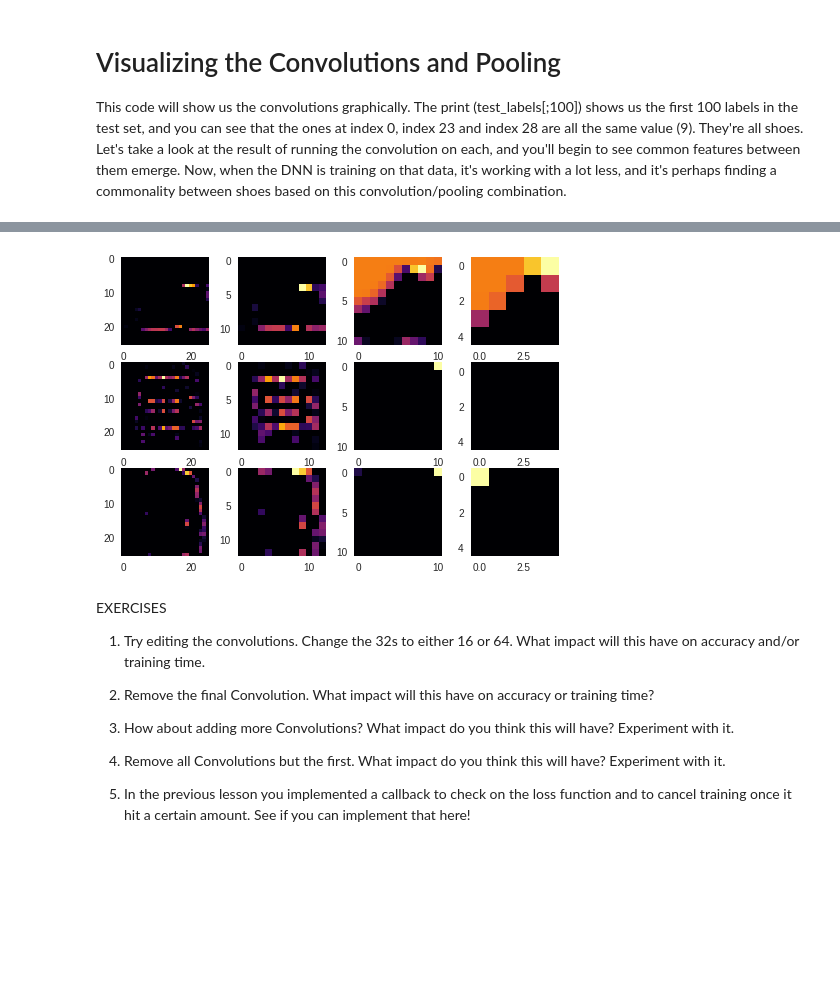
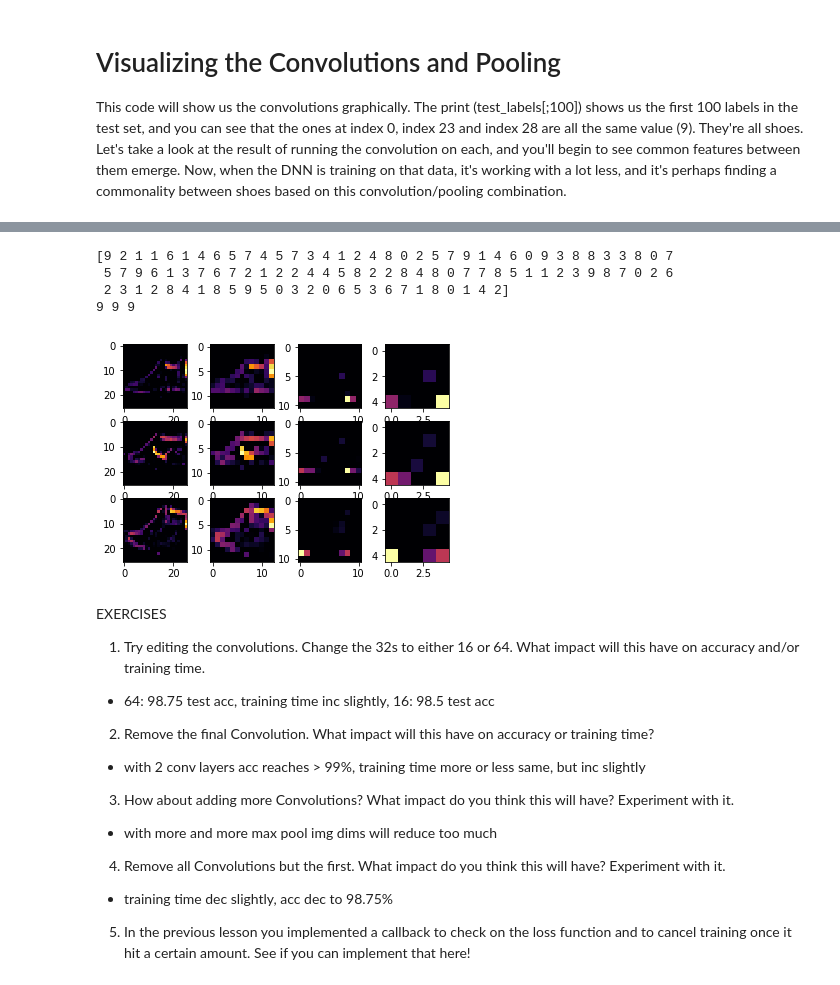
Before and after one commit to ShaunakSen/Deep-Learning, a Jupyter notebook: Course_1_Part_6_Lesson_2_Notebook.ipynb, the cells around one changed output, grey strips where cells are left out. Drawn from its saved outputs; the diff is of its cells as text; code cells hidden in the pictures; blank space fills up the shorter version.

```diff
--- a/Course_1_Part_6_Lesson_2_Notebook.ipynb
+++ b/Course_1_Part_6_Lesson_2_Notebook.ipynb
@@ -254,36 +270,56 @@ print(test_labels[:100])
+# %%
+print(test_labels[:100])
+
+print (test_labels[0], test_labels[23], test_labels[28]) # all ankle boots
+# %% [output]
+[9 2 1 1 6 1 4 6 5 7 4 5 7 3 4 1 2 4 8 0 2 5 7 9 1 4 6 0 9 3 8 8 3 3 8 0 7
+ 5 7 9 6 1 3 7 6 7 2 1 2 2 4 4 5 8 2 2 8 4 8 0 7 7 8 5 1 1 2 3 9 8 7 0 2 6
+ 2 3 1 2 8 4 1 8 5 9 5 0 3 2 0 6 5 3 6 7 1 8 0 1 4 2]
+9 9 9
 # %%
 import matplotlib.pyplot as plt
 f, axarr = plt.subplots(3,4)
+
 FIRST_IMAGE=0
-SECOND_IMAGE=7
-THIRD_IMAGE=26
-CONVOLUTION_NUMBER = 1
+SECOND_IMAGE=23
+THIRD_IMAGE=28
+CONVOLUTION_NUMBER = 2
+
+
 from tensorflow.keras import models
+
 layer_outputs = [layer.output for layer in model.layers]
 activation_model = tf.keras.models.Model(inputs = model.input, outputs = layer_outputs)
 for x in range(0,4):
   f1 = activation_model.predict(test_images[FIRST_IMAGE].reshape(1, 28, 28, 1))[x]
   axarr[0,x].imshow(f1[0, : , :, CONVOLUTION_NUMBER], cmap='inferno')
   axarr[0,x].grid(False)
   f2 = activation_model.predict(test_images[SECOND_IMAGE].reshape(1, 28, 28, 1))[x]
   axarr[1,x].imshow(f2[0, : , :, CONVOLUTION_NUMBER], cmap='inferno')
   axarr[1,x].grid(False)
   f3 = activation_model.predict(test_images[THIRD_IMAGE].reshape(1, 28, 28, 1))[x]
   axarr[2,x].imshow(f3[0, : , :, CONVOLUTION_NUMBER], cmap='inferno')
   axarr[2,x].grid(False)
 # %% [output]
-[figure, old version]
+[figure, new version]
 # %% [markdown]
 EXERCISES
 
 1. Try editing the convolutions. Change the 32s to either 16 or 64. What impact will this have on accuracy and/or training time.
 
+- 64: 98.75 test acc, training time inc slightly, 16: 98.5 test acc
+
 2. Remove the final Convolution. What impact will this have on accuracy or training time?
+- with 2 conv layers acc reaches > 99%, training time more or less same, but inc slightly
 
 3. How about adding more Convolutions? What impact do you think this will have? Experiment with it.
 
+- with more and more max pool img dims will reduce too much
+
 4. Remove all Convolutions but the first. What impact do you think this will have? Experiment with it.
 
+- training time dec slightly, acc dec to 98.75%
+
 5. In the previous lesson you implemented a callback to check on the loss function and to cancel training once it hit a certain amount. See if you can implement that here!
 # %%
 import tensorflow as tf
```
Also changed, not shown: parts of 3 cells of this notebook.
